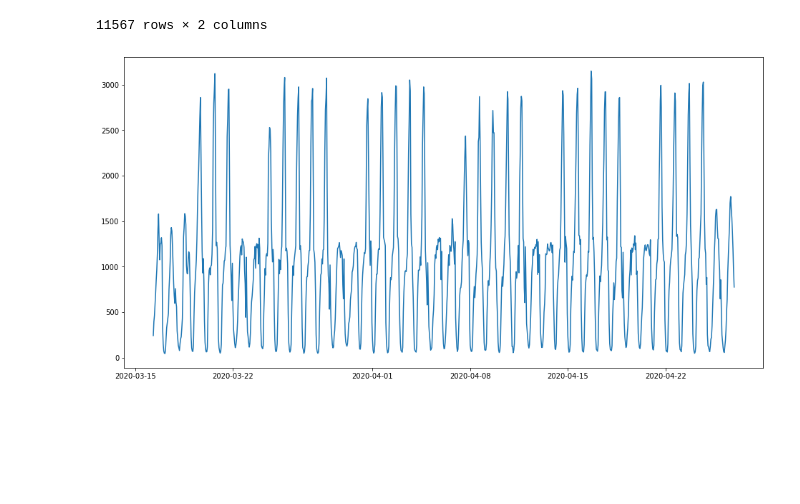
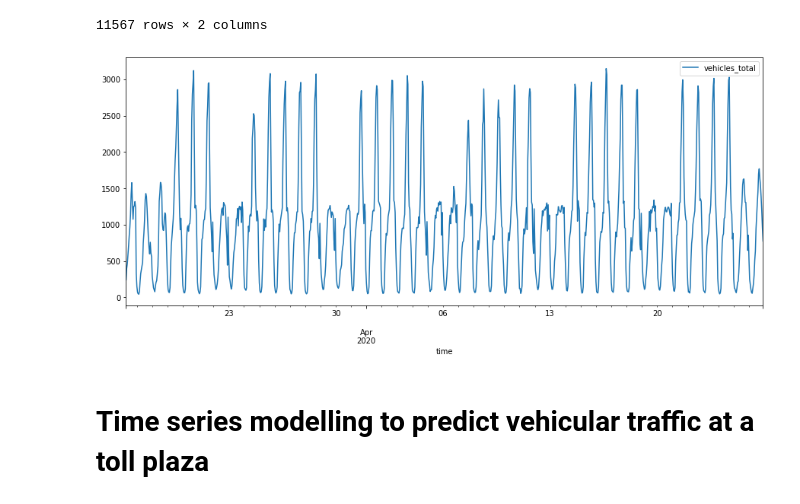
Before and after one commit to satishukadam/notebooks, a Jupyter notebook: SmartCity/DynamicSignalTimingAADT.ipynb, the cells around one changed output. Cells and saved outputs as stored; diff of their text form; code cells hidden in the pictures; blank space fills up the shorter version.

Commit message:
Fine tuned SARIMAX model

```diff
--- a/SmartCity/DynamicSignalTimingAADT.ipynb
+++ b/SmartCity/DynamicSignalTimingAADT.ipynb
@@ -204,12 +175,11 @@ data_28_sorted
 # %%
 # create an array of dates starting at '2019-01-21', per hour
-range = pd.date_range('2019-01-01', periods=len(data_28_sorted), freq='H')
+rng = pd.date_range('2019-01-01', periods=len(data_28_sorted), freq='H')
 
-# Drop date and hour columns
-data_28_sorted = data_28_sorted.drop(['date', 'hour', 'd'], axis = 1)
-
-
-data_28_sorted['time'] = range
+data_28_sorted['time'] = rng
+# %%
+# Drop date and hour columns
+data_28_sorted = data_28_sorted.drop(['date', 'hour'], axis = 1)
 # %%
 data_28_sorted
 # %% [output]
@@ -229,9 +199,12 @@ data_28_sorted
 # %%
 # Extract last 1000 rows and plot
 data_time = data_28_sorted.iloc[-1000:, :]
-# %%
-plt.figure(figsize=(16, 8))
-plt.plot(data_time['time'], data_time['vehicles_total'])
-plt.show()
-# %% [output]
-[figure, removed]
+# %%
+# Set index as time
+data_time.set_index("time", inplace = True)
+# %%
+# Plot the dataframe to visualize time series data
+data_time.plot(figsize=(15, 6))
+plt.show()
+# %% [output]
+[figure, added]
@@ -237,0 +214,2 @@ plt.show()
+# %% [markdown]
+# Time series modelling to predict vehicular traffic at a toll plaza
```
Also changed, not shown: parts of 21 cells of this notebook.
